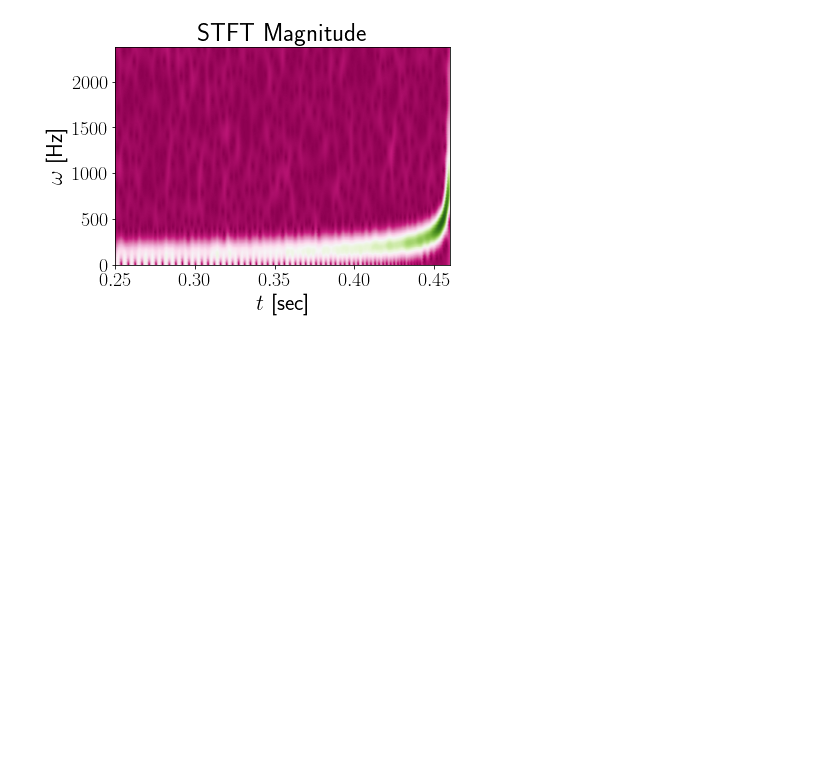
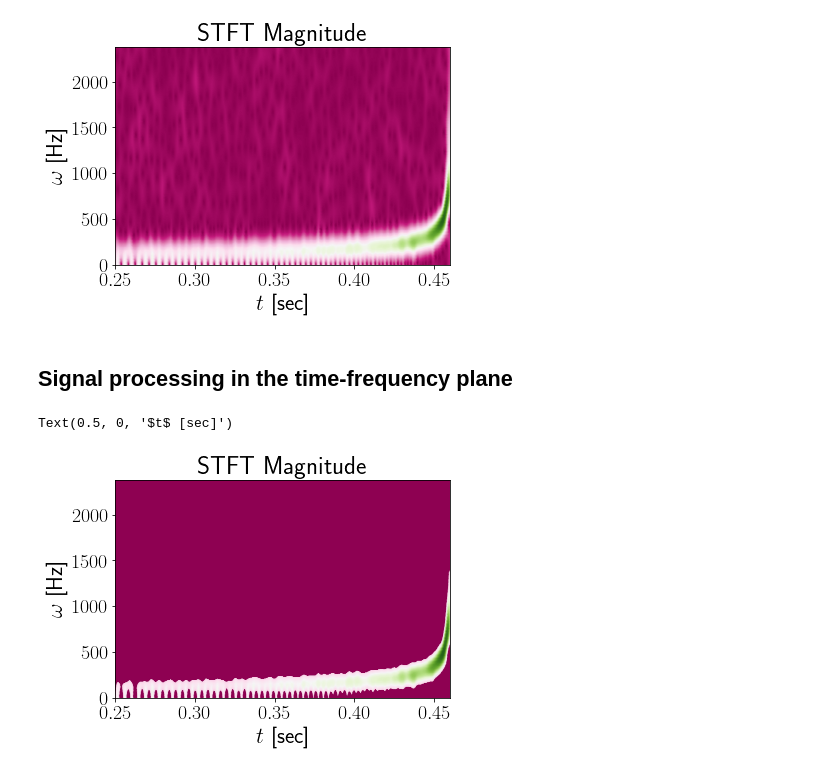
Before and after one commit to bpascal-fr/GeoSto-PP-for-TF, a Jupyter notebook: synthetic.ipynb, the cells around one changed output. Cells and saved outputs as stored; diff of their text form; code cells hidden in the pictures; blank space fills up the shorter version.

```diff
--- a/synthetic.ipynb
+++ b/synthetic.ipynb
@@ -154,3 +154,23 @@ plt.xlabel('$t$ [sec]')
 # %% [output]
 Text(0.5, 0, '$t$ [sec]')
 [figure]
+# %% [markdown]
+## Signal processing in the time-frequency plane
+# %%
+# Thresholding of the spectrogram
+th         = 0.35        # choose a percentage of the max
+Scy        = np.abs(Zcy) # magnitude of the STFT
+mask       = Scy >= th*Scy.max()
+mask       = mask.astype(float)
+Zcy_th     = Zcy*mask
+
+Zcy_int_th = Zcy_th[0:500,:]
+
+# Display the threshold spectrogram magnitude
+plt.pcolormesh(time, f_int, np.abs(Zcy_int_th), shading='gouraud', cmap = 'PiYG')
+plt.title('STFT Magnitude')
+plt.ylabel(r'$\omega$ [Hz]')
+plt.xlabel('$t$ [sec]')
+# %% [output]
+Text(0.5, 0, '$t$ [sec]')
+[figure, added]
```
Also changed, not shown: parts of 6 cells of this notebook, 1 other file.
